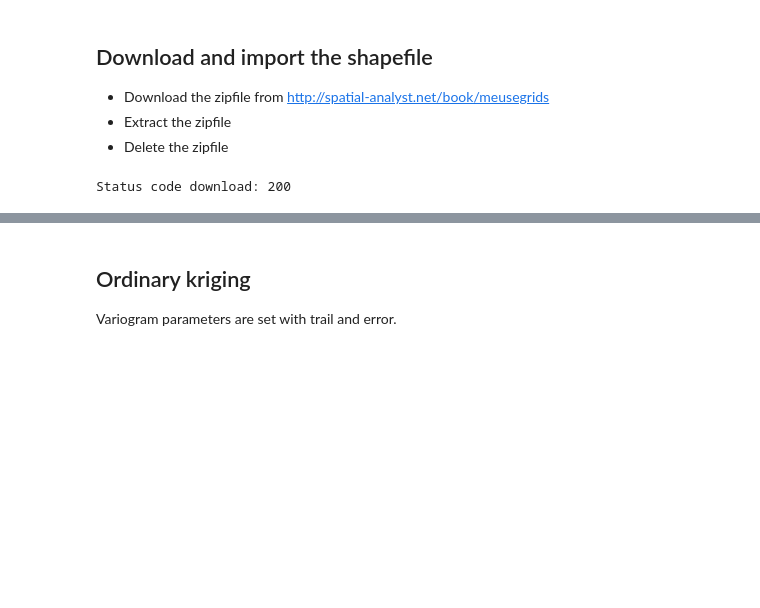
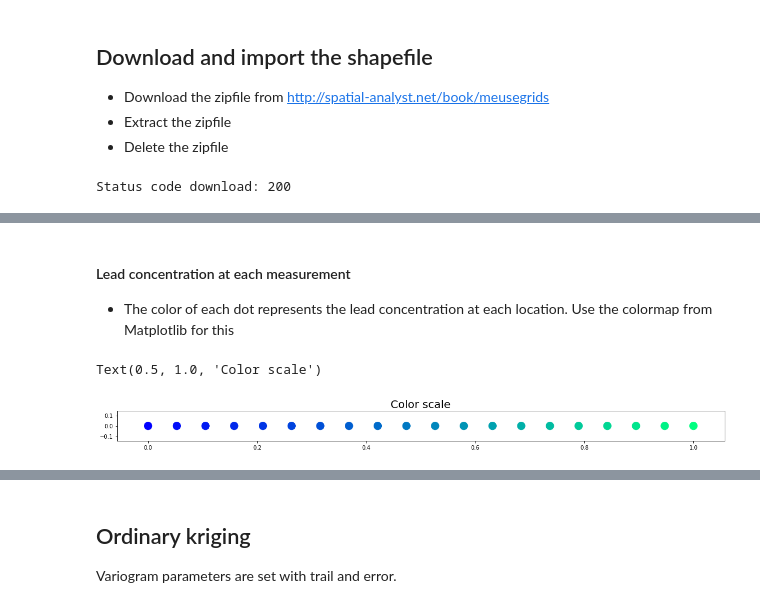
Before and after one commit to kvanlombeek/example_notebooks, a Jupyter notebook: meuse_lead_kriging.ipynb, the cells around one changed output, grey strips where cells are left out. Drawn from its saved outputs; the diff is of its cells as text; code cells hidden in the pictures; blank space fills up the shorter version.

```diff
--- a/meuse_lead_kriging.ipynb
+++ b/meuse_lead_kriging.ipynb
@@ -88,0 +106,16 @@ Number of observations in training: 122, in test: 39
+# %% [markdown]
+#### Lead concentration at each measurement
+
+- The color of each dot represents the lead concentration at each location. Use the colormap from Matplotlib for this
+# %%
+colormap = plt.get_cmap('winter')
+
+x = np.linspace(0,1, 20)
+color = colormap(x)
+
+fig, ax = plt.subplots(1,1,figsize=(20,1))
+ax.scatter(x=x, y=np.repeat(0, len(x)), c=color, s=200)
+ax.set_title('Color scale', size=20)
+# %% [output]
+Text(0.5, 1.0, 'Color scale')
+[figure, added]
```
Also changed, not shown: parts of 42 cells of this notebook.
